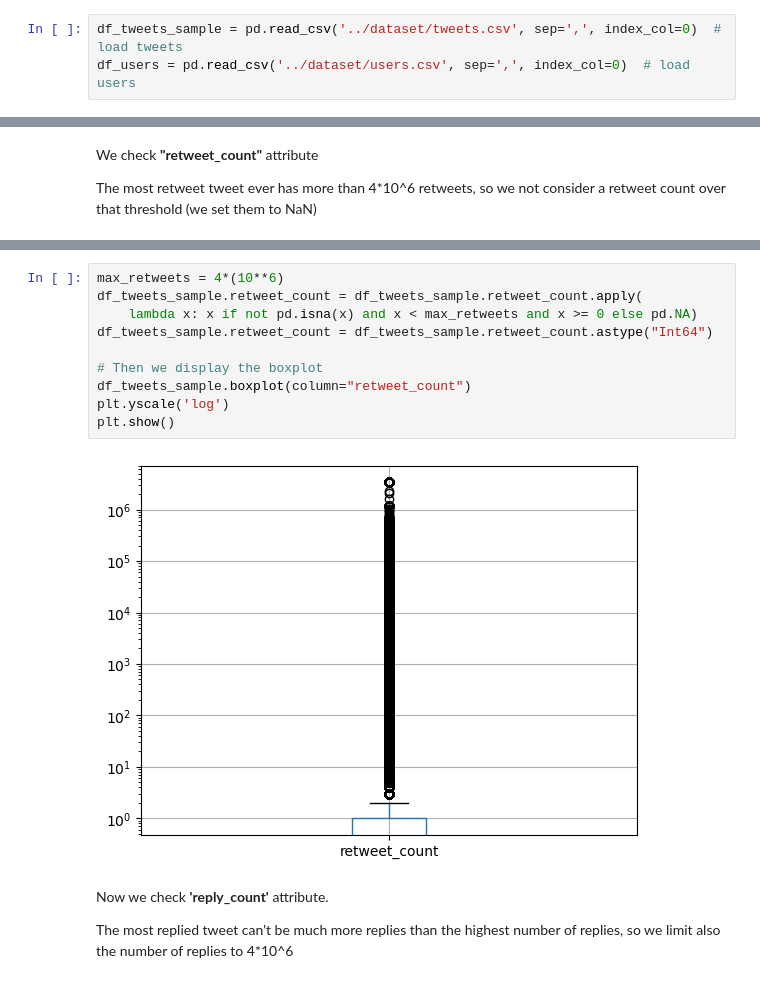
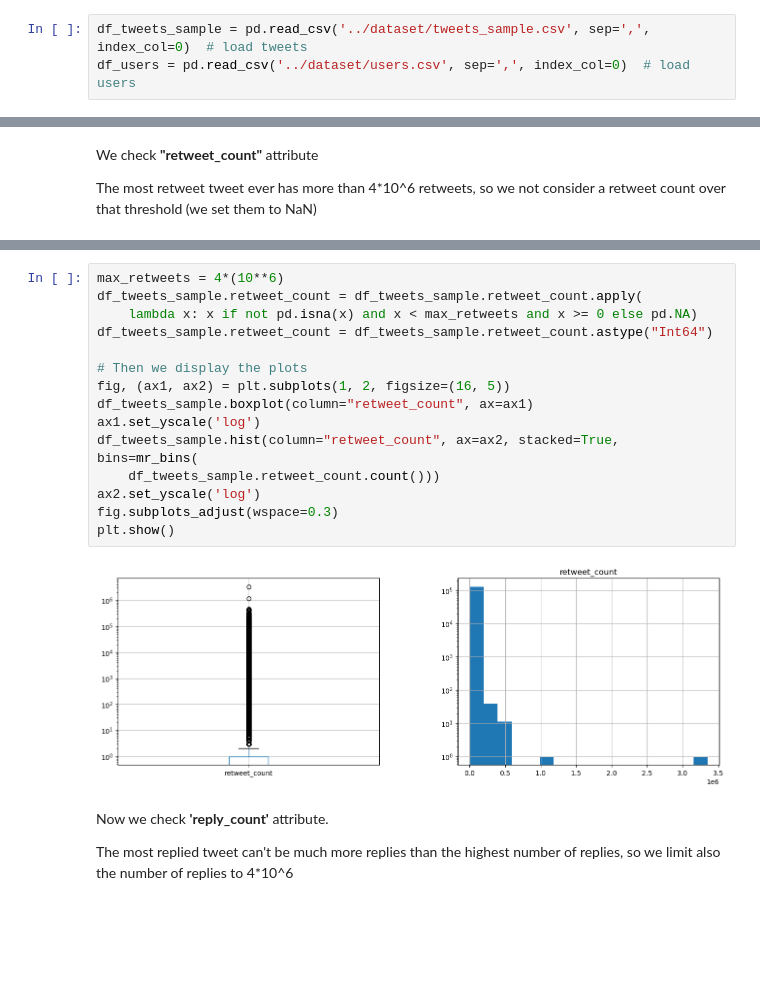
Before and after one commit to alessandrocubic/Unipi-Data-Mining-project-AY-22-23, a Jupyter notebook: TASK_1/Data_Understanding.ipynb, the cells around one changed output, grey strips where cells are left out. Drawn from its saved outputs; the diff is of its cells as text; blank space fills up the shorter version.

Commit message:
added more plots, added save, added manage nan for text, small overall refinement

```diff
--- a/TASK_1/Data_Understanding.ipynb
+++ b/TASK_1/Data_Understanding.ipynb
@@ -20,7 +20,7 @@ def mr_bins(number_of_samples):
 # %% [markdown]
 Then we load the datasets
 # %%
-df_tweets_sample = pd.read_csv('../dataset/tweets.csv', sep=',', index_col=0)  # load tweets
+df_tweets_sample = pd.read_csv('../dataset/tweets_sample.csv', sep=',', index_col=0)  # load tweets
 df_users = pd.read_csv('../dataset/users.csv', sep=',', index_col=0)  # load users
 # %%
 df_users.info()
@@ -347,15 +339,20 @@ plt.show()
 # %%
 max_retweets = 4*(10**6)
 df_tweets_sample.retweet_count = df_tweets_sample.retweet_count.apply(
     lambda x: x if not pd.isna(x) and x < max_retweets and x >= 0 else pd.NA)
 df_tweets_sample.retweet_count = df_tweets_sample.retweet_count.astype("Int64")
 
-# Then we display the boxplot
-df_tweets_sample.boxplot(column="retweet_count")
-plt.yscale('log')
+# Then we display the plots
+fig, (ax1, ax2) = plt.subplots(1, 2, figsize=(16, 5))
+df_tweets_sample.boxplot(column="retweet_count", ax=ax1)
+ax1.set_yscale('log')
+df_tweets_sample.hist(column="retweet_count", ax=ax2, stacked=True, bins=mr_bins(
+    df_tweets_sample.retweet_count.count()))
+ax2.set_yscale('log')
+fig.subplots_adjust(wspace=0.3)
 plt.show()
 # %% [output]
-[figure, old version]
+[figure, new version]
 # %% [markdown]
 Now we check **'reply_count'** attribute.
 
```
Also changed, not shown: parts of 61 cells of this notebook, 1 other file.
